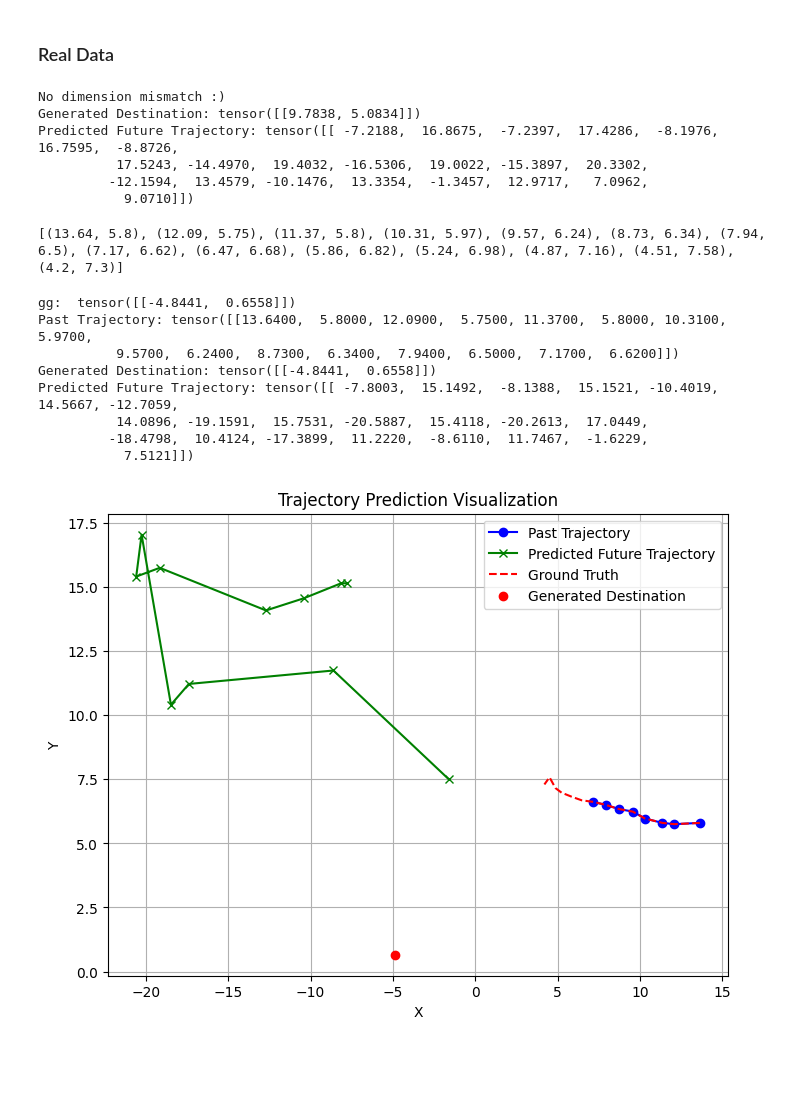
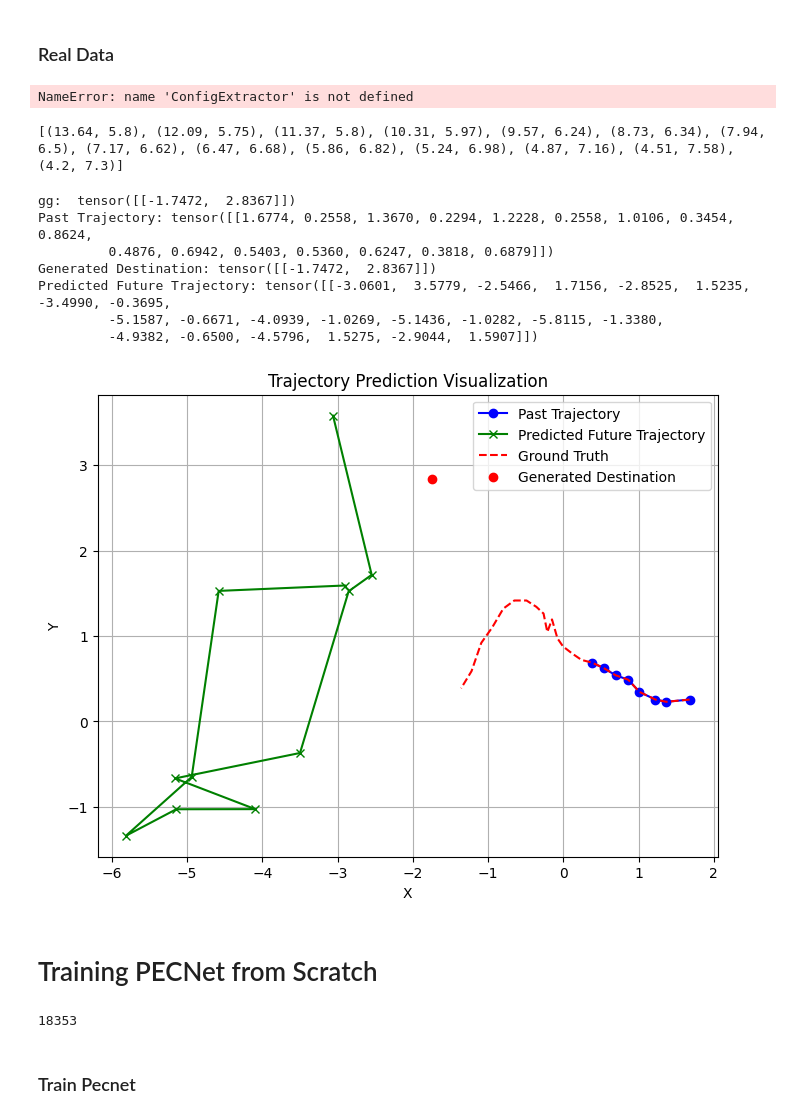
Before and after one commit to BlueOceanWave/cs512-human-trajectory-prediction, a Jupyter notebook: BOSampler_scratch.ipynb, the cells around one changed output. Cells and saved outputs as stored; diff of their text form; code cells hidden in the pictures; blank space fills up the shorter version.

```diff
--- a/BOSampler_scratch.ipynb
+++ b/BOSampler_scratch.ipynb
@@ -484,7 +484,8 @@ model_loader = LoadModel(model_name=model_name, model_weight=model_weight_path)
 model = model_loader.load()
 
 # Example input trajectory with 5 (x, y) coordinates
-input_trajectory = [(13.64, 5.8), (12.09, 5.75), (11.37, 5.8), (10.31, 5.97), (9.57, 6.24), (8.73, 6.34), (7.94, 6.5), (7.17, 6.62), (6.47, 6.68), (5.86, 6.82), (5.24, 6.98), (4.87, 7.16), (4.51, 7.58), (4.2, 7.3)]
+# input_trajectory = [(13.64, 5.8), (12.09, 5.75), (11.37, 5.8), (10.31, 5.97), (9.57, 6.24), (8.73, 6.34), (7.94, 6.5), (7.17, 6.62), (6.47, 6.68), (5.86, 6.82), (5.24, 6.98), (4.87, 7.16), (4.51, 7.58), (4.2, 7.3)]
+input_trajectory = [(13.64, 0.25577658578366214), (12.09, 0.22942764990525732), (11.37, 0.25577658578366214), (10.31, 0.3453629677702387), (9.57, 0.4876472215136254), (8.73, 0.540345093270435), (7.94, 0.6246616880813307), (7.17, 0.6878991341895025), (6.47, 0.7195178572435882), (5.86, 0.7932948777031222), (5.24, 0.8776114725140179), (4.87, 0.9724676416762754), (4.51, 1.1937987030548765), (4.2, 1.046244662135809), (3.95, 1.2623059363387292), (3.47, 1.341352743973944), (2.82, 1.4151297644334775), (2.01, 1.4151297644334775), (1.28, 1.3202735952712201), (0.54, 1.098942533892619), (-0.18, 0.9197697699194654), (-0.83, 0.5877731778515637), (-1.52, 0.3875212651756866)]
 
 # Flatten the trajectory and pad to match the expected model input size (e.g., 16)
 flattened_trajectory = torch.tensor(input_trajectory).flatten()
@@ -518,12 +519,7 @@ with torch.no_grad():
 print("Generated Destination:", generated_dest)
 print("Predicted Future Trajectory:", predicted_trajectory)
 # %% [output]
-No dimension mismatch :)
-Generated Destination: tensor([[9.7838, 5.0834]])
-Predicted Future Trajectory: tensor([[ -7.2188,  16.8675,  -7.2397,  17.4286,  -8.1976,  16.7595,  -8.8726,
-          17.5243, -14.4970,  19.4032, -16.5306,  19.0022, -15.3897,  20.3302,
-         -12.1594,  13.4579, -10.1476,  13.3354,  -1.3457,  12.9717,   7.0962,
-           9.0710]])
+NameError: name 'ConfigExtractor' is not defined
 # %%
 t2 = [13.64, 5.8, 12.09, 5.75, 11.37, 5.8, 10.31, 5.97, 9.57, 6.24, 8.73, 6.34, 7.94, 6.5, 7.17, 6.62, 6.47, 6.68, 5.86, 6.82, 5.24, 6.98, 4.87, 7.16, 4.51, 7.58, 4.2, 7.3]
 t2 = list(zip(t2[::2], t2[1::2]))
@@ -539,7 +535,7 @@ import numpy as np
 input_trajectory = [(13.64, 5.8), (12.09, 5.75), (11.37, 5.8), (10.31, 5.97), (9.57, 6.24),
                     (8.73, 6.34), (7.94, 6.5), (7.17, 6.62), (6.47, 6.68), (5.86, 6.82),
                     (5.24, 6.98), (4.87, 7.16), (4.51, 7.58), (4.2, 7.3)]
-
+input_trajectory = [(1.6774166066042866, 0.25577658578366214), (1.3670236781155147, 0.22942764990525732), (1.2228411564949235, 0.25577658578366214), (1.010572444109054, 0.3453629677702387), (0.8623848524434465, 0.4876472215136254), (0.6941719105527572, 0.540345093270435), (0.5359716437746088, 0.6246616880813307), (0.3817764470414768, 0.6878991341895025), (0.24159899546590224, 0.7195178572435882), (0.11944435909290171, 0.7932948777031222), (-0.004712812302607148, 0.8776114725140179), (-0.07880660813541084, 0.9724676416762754), (-0.15089786894570636, 1.1937987030548765), (-0.21297645464346068, 1.046244662135809), (-0.2630398302061659, 1.2623059363387292), (-0.3591615112865598, 1.341352743973944), (-0.48932628774959336, 1.4151297644334775), (-0.6515316245727582, 1.4151297644334775), (-0.7977166812158571, 1.3202735952712201), (-0.9459042728814645, 1.098942533892619), (-1.0900867945020554, 0.9197697699194654), (-1.220251570965089, 0.5877731778515637), (-1.3584264875181553, 0.3875212651756866)]
 flattened_trajectory = torch.tensor(input_trajectory).flatten()
 expected_input_size = 16
 
@@ -568,39 +564,86 @@ print("Generated Destination:", generated_dest)
 print("Predicted Future Trajectory:", predicted_trajectory)
 
 # Convert to numpy for easy plotting
 input_trajectory_np = np.array(input_trajectory)
 past_trajectory_np = past_trajectory_tensor.squeeze().cpu().numpy()
 predicted_trajectory_np = predicted_trajectory.squeeze().cpu().numpy()  # Convert tensor to numpy array
 generated_dest_np = generated_dest.squeeze().cpu().numpy()  # Convert tensor to numpy array
 
 # Create the plot
 plt.figure(figsize=(8, 6))
 
 # Plot the past trajectory
 plt.plot(past_trajectory_np[::2], past_trajectory_np[1::2], color='blue', label="Past Trajectory", marker='o')
 
 # Plot the predicted future trajectory
 plt.plot(predicted_trajectory_np[::2], predicted_trajectory_np[1::2], color='green', label="Predicted Future Trajectory", marker='x')
 
 # Plot the ground truth trajectory
 plt.plot(input_trajectory_np[:, 0], input_trajectory_np[:, 1], color='red', label="Ground Truth", linestyle='--')
 
 # Plot the generated destination as a red dot
 plt.scatter(generated_dest_np[0], generated_dest_np[1], color='red', label="Generated Destination", zorder=5)
 
 plt.xlabel("X")
 plt.ylabel("Y")
 plt.legend()
 plt.title("Trajectory Prediction Visualization")
 plt.grid(True)
 plt.show()
 # %% [output]
-gg:  tensor([[-4.8441,  0.6558]])
-Past Trajectory: tensor([[13.6400,  5.8000, 12.0900,  5.7500, 11.3700,  5.8000, 10.3100,  5.9700,
-          9.5700,  6.2400,  8.7300,  6.3400,  7.9400,  6.5000,  7.1700,  6.6200]])
-Generated Destination: tensor([[-4.8441,  0.6558]])
-Predicted Future Trajectory: tensor([[ -7.8003,  15.1492,  -8.1388,  15.1521, -10.4019,  14.5667, -12.7059,
-          14.0896, -19.1591,  15.7531, -20.5887,  15.4118, -20.2613,  17.0449,
-         -18.4798,  10.4124, -17.3899,  11.2220,  -8.6110,  11.7467,  -1.6229,
-           7.5121]])
+gg:  tensor([[-1.7472,  2.8367]])
+Past Trajectory: tensor([[1.6774, 0.2558, 1.3670, 0.2294, 1.2228, 0.2558, 1.0106, 0.3454, 0.8624,
+         0.4876, 0.6942, 0.5403, 0.5360, 0.6247, 0.3818, 0.6879]])
+Generated Destination: tensor([[-1.7472,  2.8367]])
+Predicted Future Trajectory: tensor([[-3.0601,  3.5779, -2.5466,  1.7156, -2.8525,  1.5235, -3.4990, -0.3695,
+         -5.1587, -0.6671, -4.0939, -1.0269, -5.1436, -1.0282, -5.8115, -1.3380,
+         -4.9382, -0.6500, -4.5796,  1.5275, -2.9044,  1.5907]])
-[figure, old version]
+[figure, new version]
+# %% [markdown]
+# Training PECNet from Scratch
+# %%
+import pandas as pd
+from sklearn.preprocessing import StandardScaler
+import torch
+import glob
+
+# Load data (single file)
+file_path = r'src\datasets\eth\train\students001_train.txt'
+pedestrian_data = pd.read_csv(file_path, sep='\t', header=None)
+pedestrian_data.columns = ["Frame Number", "Pedestrian ID", "X-Coordinate", "Y-Coordinate"]
+
+'''
+# Define the file pattern for loading files
+file_pattern = r'src\datasets\eth\train\*.txt'
+csv_files = glob.glob(file_pattern)
+
+# Initialize an empty list to store DataFrames
+dataframes = []
+max_ped_id = 0  # Track the maximum pedestrian ID used so far
+
+# Loop over each file
+for file in csv_files:
+    # Load the current file into a DataFrame
+    df = pd.read_csv(file, sep='\t', header=None)
+    df.columns = ["Frame Number", "Pedestrian ID", "X-Coordinate", "Y-Coordinate"]
+
+    # Update the Pedestrian ID column to ensure uniqueness across files (we don't want repeate IDs)
+    df["Pedestrian ID"] += max_ped_id
+    max_ped_id = df["Pedestrian ID"].max() + 1  # Increment by 1 to avoid overlap
+
+    # Append the updated DataFrame to the list
+    dataframes.append(df)
+# Combine  all DataFrames into one
+pedestrian_data = pd.concat(dataframes, ignore_index=True)
+'''
+
+# Normalize Data
+scaler = StandardScaler()
+pedestrian_data[['X-Coordinate', 'Y-Coordinate']] = scaler.fit_transform(
+    pedestrian_data[['X-Coordinate', 'Y-Coordinate']]
+)
+
+# Check the length of the combined dataset
+len(pedestrian_data)
+# %% [output]
+18353
@@ -606,0 +668,2 @@ Predicted Future Trajectory: tensor([[ -7.8003,  15.1492,  -8.1388,  15.1521, -1
+# %% [markdown]
+### Train Pecnet
```
Also changed, not shown: parts of 4 cells of this notebook, 2 other files.
